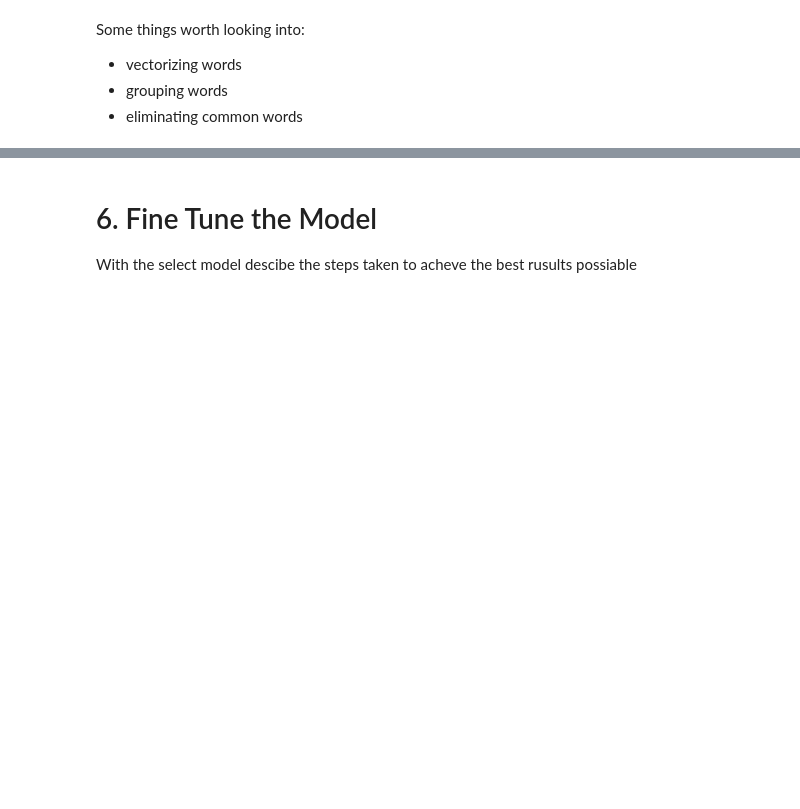
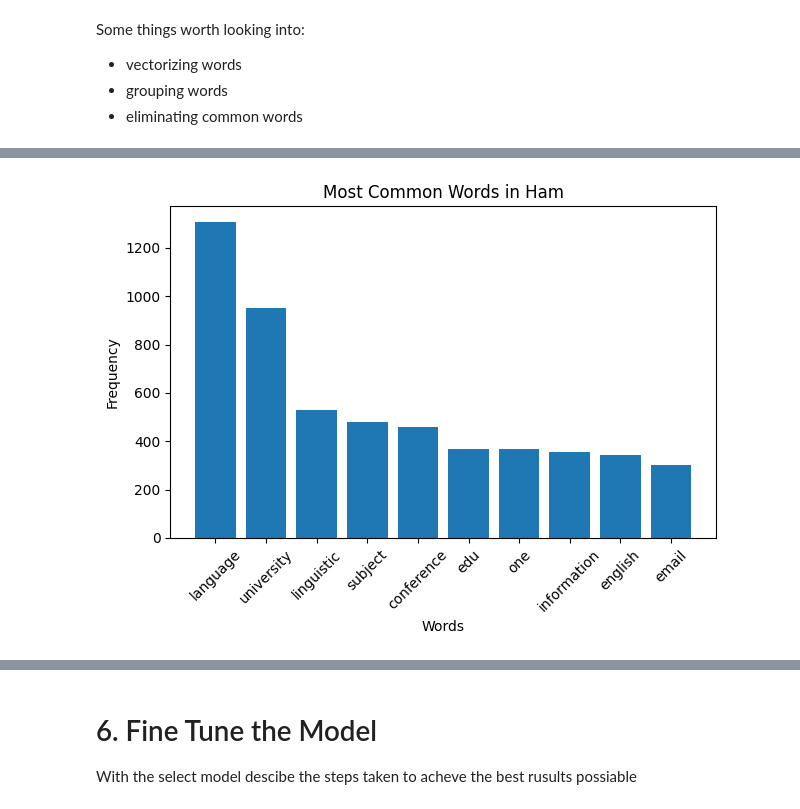
Before and after one commit to Kyra15/MachineLearningAHS, a Jupyter notebook: Project_4/Project_4.ipynb, the cells around one changed output, grey strips where cells are left out. Drawn from its saved outputs; the diff is of its cells as text; code cells hidden in the pictures; blank space fills up the shorter version.

```diff
--- a/Project_4/Project_4.ipynb
+++ b/Project_4/Project_4.ipynb
@@ -504,0 +452,10 @@ X_train_text, X_test_text, X_train_num, X_test_num, y_train, y_test = train_test
+# %%
+plt.bar(h_words[:10], h_counts[:10])
+plt.title('Most Common Words in Ham')
+plt.xlabel('Words')
+plt.ylabel('Frequency')
+plt.xticks(rotation=45)
+plt.tight_layout()
+plt.show()
+# %% [output]
+[figure, added]
```
Also changed, not shown: parts of 60 cells of this notebook, 5 other files.
